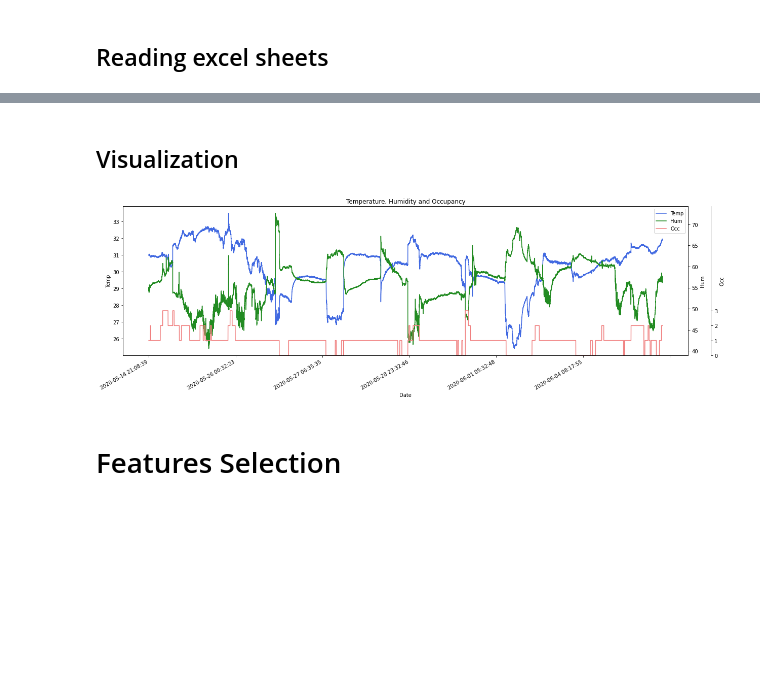
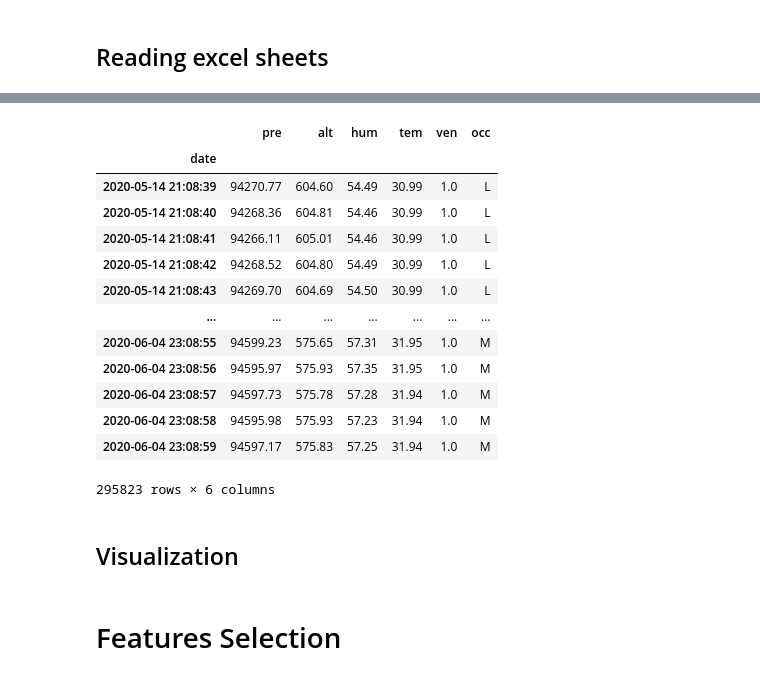
Before and after one commit to AndreeVela/occupancy_detection, a Jupyter notebook: notebooks/residential-dt.ipynb, the cells around one changed output, grey strips where cells are left out. Drawn from its saved outputs; the diff is of its cells as text; code cells hidden in the pictures; blank space fills up the shorter version.

```diff
--- a/notebooks/residential-dt.ipynb
+++ b/notebooks/residential-dt.ipynb
@@ -14,5 +15,8 @@ from ml.preprocessing import *
 ## Reading excel sheets
 # %%
 %%time
-df = pd.read_csv( '../datasets/dataset-residential.csv', index_col = 'date', parse_dates = [ 'date' ] )
+# file = './drive/My Drive/thesis-workspace/datasets/dataset-residential.csv' # drive
+file = '../datasets/dataset-residential.csv' # local
+df = pd.read_csv( file, index_col = 'date', parse_dates = [ 'date' ] )
+df
 # %% [output]
@@ -21,11 +25,23 @@ Wall time: 385 ms
+|  | pre | alt | hum | tem | ven | occ |
+| date |  |  |  |  |  |  |
+| 2020-05-14 21:08:39 | 94270.77 | 604.60 | 54.49 | 30.99 | 1.0 | L |
+| 2020-05-14 21:08:40 | 94268.36 | 604.81 | 54.46 | 30.99 | 1.0 | L |
+| 2020-05-14 21:08:41 | 94266.11 | 605.01 | 54.46 | 30.99 | 1.0 | L |
+| 2020-05-14 21:08:42 | 94268.52 | 604.80 | 54.49 | 30.99 | 1.0 | L |
+| 2020-05-14 21:08:43 | 94269.70 | 604.69 | 54.50 | 30.99 | 1.0 | L |
+| ... | ... | ... | ... | ... | ... | ... |
+| 2020-06-04 23:08:55 | 94599.23 | 575.65 | 57.31 | 31.95 | 1.0 | M |
+| 2020-06-04 23:08:56 | 94595.97 | 575.93 | 57.35 | 31.95 | 1.0 | M |
+| 2020-06-04 23:08:57 | 94597.73 | 575.78 | 57.28 | 31.94 | 1.0 | M |
+| 2020-06-04 23:08:58 | 94595.98 | 575.93 | 57.23 | 31.94 | 1.0 | M |
+| 2020-06-04 23:08:59 | 94597.17 | 575.83 | 57.25 | 31.94 | 1.0 | M |
+295823 rows × 6 columns
 # %% [markdown]
 ## Visualization
 # %%
-%%time
-plot_env_vars( df.index.astype( str ), df[ 'tem' ], df[ 'hum' ], df[ 'occ' ] )
+# %%time
+# plot_env_vars( df.index.astype( str ), df[ 'tem' ], df[ 'hum' ], df[ 'occ' ] )
 # plot_single( df.index.astype( str ), df[ 'pre' ], 'Pressure' )
-# %% [output]
-[figure, removed]
 # %% [markdown]
 # Features Selection
 # %%
```
Also changed, not shown: parts of 9 cells of this notebook, 2 other files.
